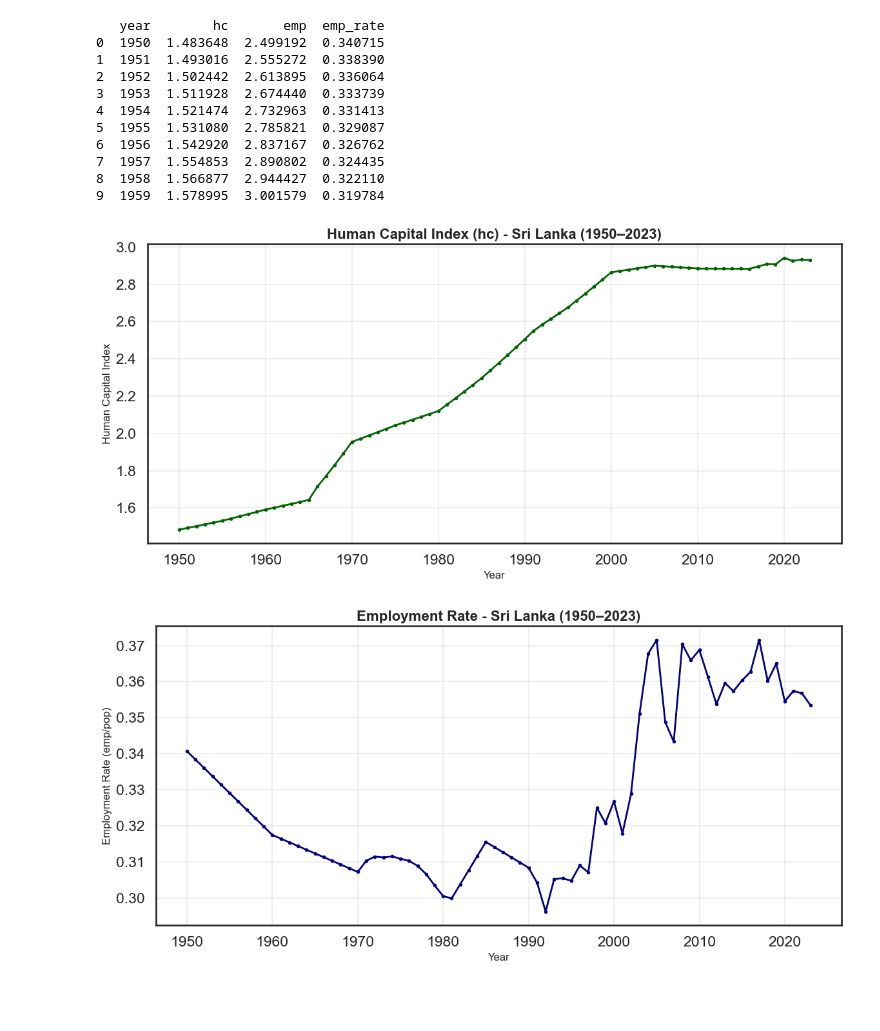
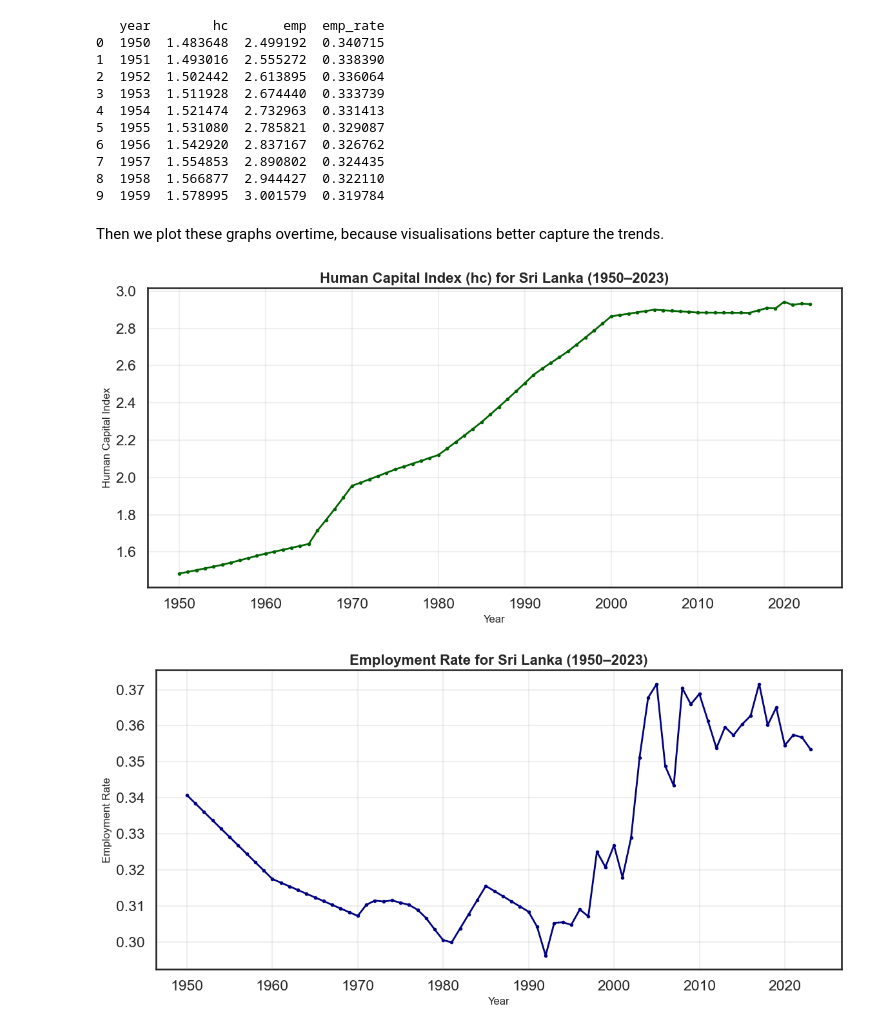
Before and after one commit to ikedasakii/EC2B1_group_project, a Jupyter notebook: find_GDP_trend_decades.ipynb, the cells around one changed output. Cells and saved outputs as stored; diff of their text form; code cells hidden in the pictures; blank space fills up the shorter version.

```diff
--- a/find_GDP_trend_decades.ipynb
+++ b/find_GDP_trend_decades.ipynb
@@ -1052,28 +1056,30 @@ print(data_labour[["year", "hc", "emp", "emp_rate"]].head(10))
 7  1957  1.554853  2.890802  0.324435
 8  1958  1.566877  2.944427  0.322110
 9  1959  1.578995  3.001579  0.319784
+# %% [markdown]
+Then we plot these graphs overtime, because visualisations better capture the trends.
 # %%
-# Human capital index over time — captures improvements in workforce quality
+# Plotting human capital index over time, which should capture improvements in workforce quality
 plt.figure(figsize=(12, 6))
 plt.plot(data_labour['year'], data_labour['hc'],
          linewidth=2, color='darkgreen', marker='o', markersize=3)
 plt.xlabel('Year', fontsize=12)
 plt.ylabel('Human Capital Index', fontsize=12)
-plt.title('Human Capital Index (hc) - Sri Lanka (1950–2023)', fontsize=16, fontweight='bold')
+plt.title('Human Capital Index (hc) for Sri Lanka (1950–2023)', fontsize=16, fontweight='bold')
 plt.grid(True, alpha=0.3)
 plt.tight_layout()
 plt.show()
 
-# Employment rate over time — shows labour market participation trends
+# Plotting employment rate over time, which shows labour market participation trends
 plt.figure(figsize=(12, 6))
 plt.plot(data_labour['year'], data_labour['emp_rate'],
          linewidth=2, color='navy', marker='o', markersize=3)
 plt.xlabel('Year', fontsize=12)
-plt.ylabel('Employment Rate (emp/pop)', fontsize=12)
-plt.title('Employment Rate - Sri Lanka (1950–2023)', fontsize=16, fontweight='bold')
+plt.ylabel('Employment Rate', fontsize=12)
+plt.title('Employment Rate for Sri Lanka (1950–2023)', fontsize=16, fontweight='bold')
 plt.grid(True, alpha=0.3)
 plt.tight_layout()
 plt.show()
 # %% [output]
-[figure, old version]
+[figure, new version]
-[figure, old version]
+[figure, new version]
```
Also changed, not shown: parts of 3 cells of this notebook.
